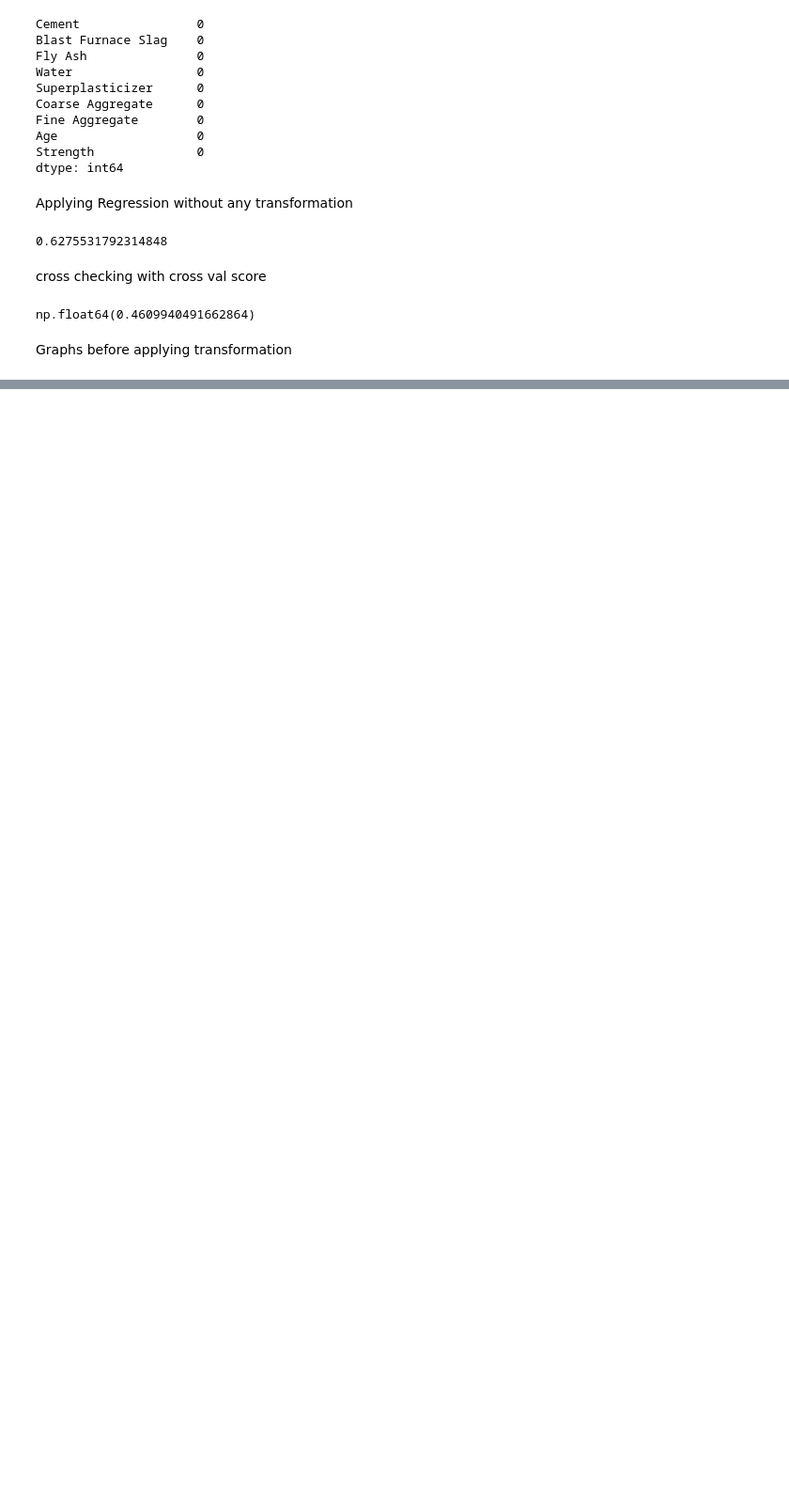
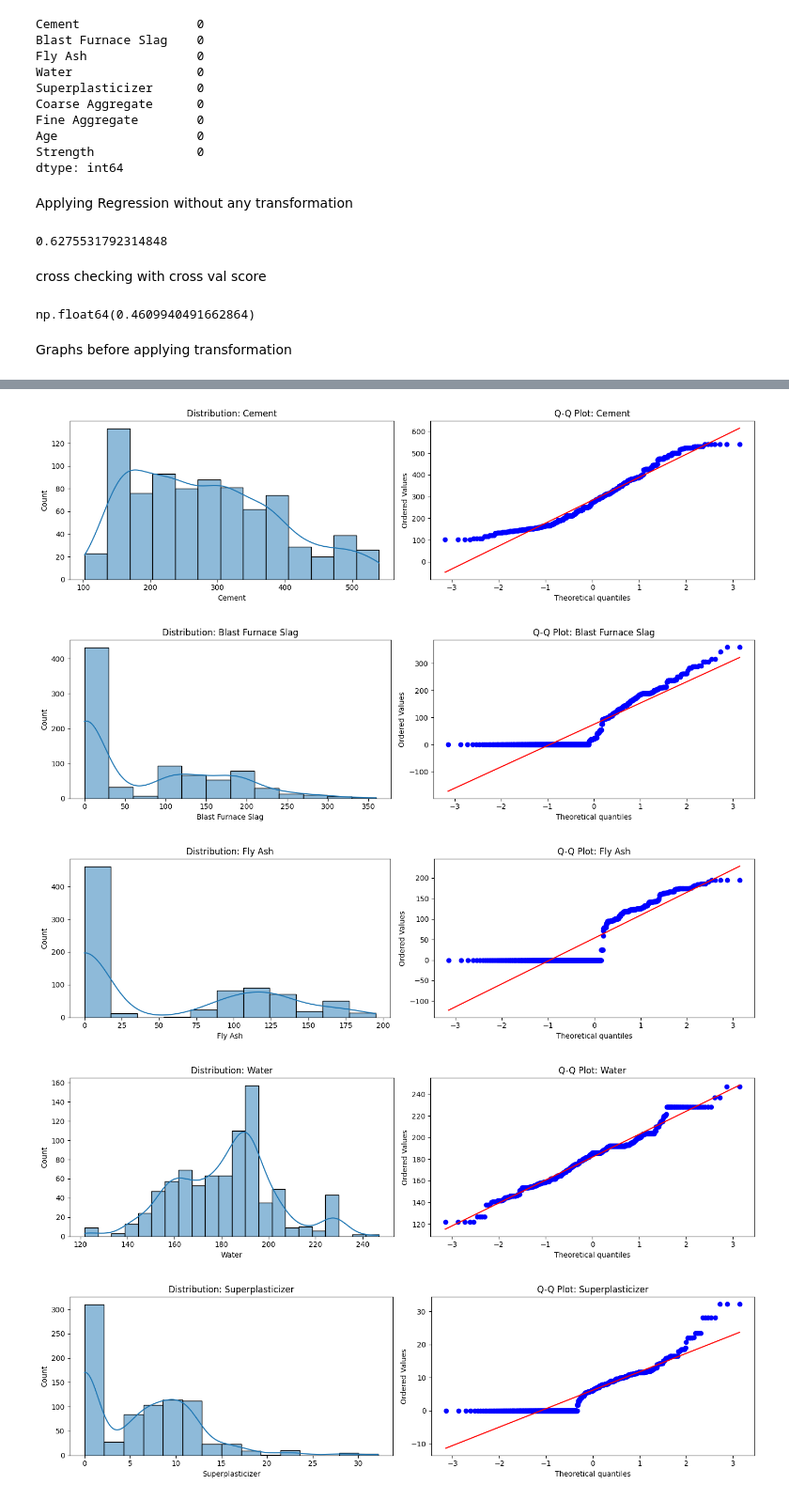
Before and after one commit to Ritusikarwar/ML_Practice, a Jupyter notebook: box-cox.ipynb, the cells around one changed output, grey strips where cells are left out. Shown at 94% size. Cells and saved outputs as stored; diff of their text form; code cells hidden in the pictures; blank space fills up the shorter version.

```diff
--- a/box-cox.ipynb
+++ b/box-cox.ipynb
@@ -53,9 +53,3 @@ np.mean(cross_val_score(lr,x,y,scoring='r2'))
 np.float64(0.4609940491662864)
 # %% [markdown]
 Graphs before applying transformation
-# %%
-for col in x_train.columns:
-    plt.figure(figsize=(14,4))
-    sns.displot(x_train[col],kde=True)
-    plt.title(col)
-    plt.show()
@@ -76,6 +55,0 @@ for col in x_train.columns:
-# %%
-for col in x_train.columns:
-    plt.figure(figsize=(14,4))
-    stats.probplot(x_train[col],dist='norm',plot=plt)
-    plt.title(f'Q-Q Plot:{col}')
-    plt.show()
@@ -90,0 +56,18 @@ for col in x_train.columns:
+# %%
+for col in x_train.columns:
+    fig, axes = plt.subplots(1, 2, figsize=(14, 4))
+
+    sns.histplot(x_train[col], kde=True, ax=axes[0]) #Left: Distribution plot
+    axes[0].set_title(f"Distribution: {col}")
+
+    stats.probplot(x_train[col], dist="norm", plot=axes[1]) # Right: Q-Q plot
+    axes[1].set_title(f"Q-Q Plot: {col}")
+
+    plt.tight_layout()
+    plt.show()
+# %% [output]
+[figure, added]
+[figure, added]
+[figure, added]
+[figure, added]
+[figure, added]
```
Also changed, not shown: parts of 3 cells of this notebook.
